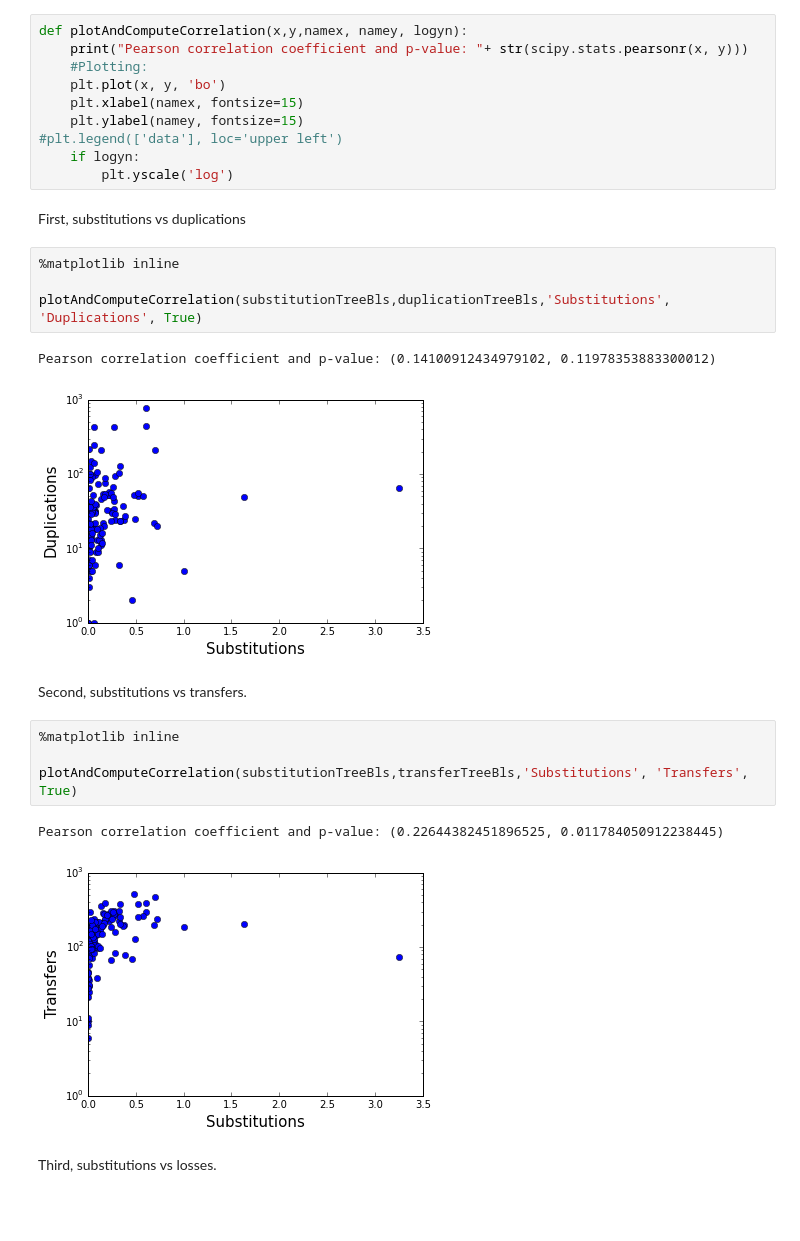
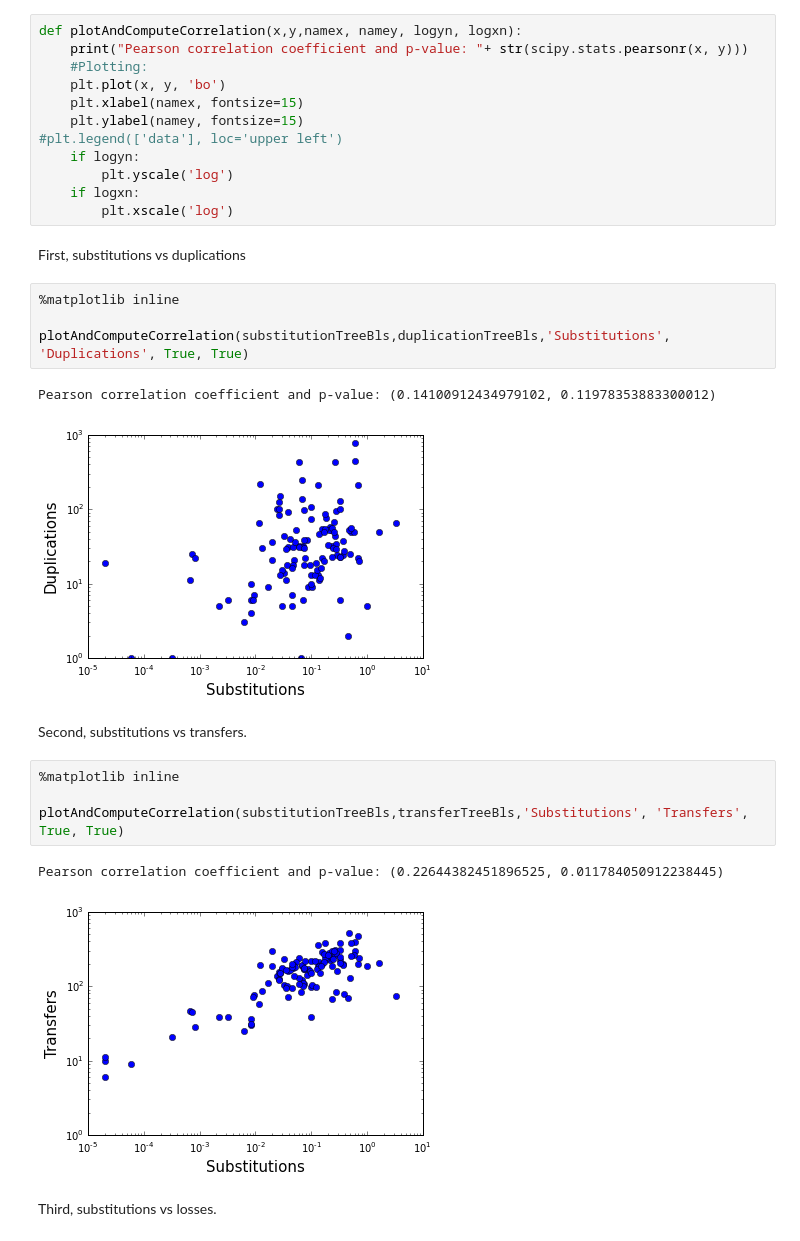
Before and after one commit to Boussau/Notebooks, a Jupyter notebook: Comparing branch lengths across species trees.ipynb, the cells around one changed output. Saved outputs shown, nothing was run; the diff lists cells and outputs as text; blank space fills up the shorter version.

```diff
--- a/Comparing branch lengths across species trees.ipynb
+++ b/Comparing branch lengths across species trees.ipynb
@@ -52,7 +52,7 @@ lossTreeBls = extractBranchLengths(lossTree)
 # %% [markdown]
 ### And we plot the correlations between branch lengths
 # %%
-def plotAndComputeCorrelation(x,y,namex, namey, logyn):
+def plotAndComputeCorrelation(x,y,namex, namey, logyn, logxn):
     print("Pearson correlation coefficient and p-value: "+ str(scipy.stats.pearsonr(x, y)))
     #Plotting:
     plt.plot(x, y, 'bo')
@@ -61,24 +61,26 @@ def plotAndComputeCorrelation(x,y,namex, namey, logyn):
 #plt.legend(['data'], loc='upper left')
     if logyn:
         plt.yscale('log')
+    if logxn:
+        plt.xscale('log')
 # %% [markdown]
 First, substitutions vs duplications
 # %%
 %matplotlib inline
 
-plotAndComputeCorrelation(substitutionTreeBls,duplicationTreeBls,'Substitutions', 'Duplications', True)
+plotAndComputeCorrelation(substitutionTreeBls,duplicationTreeBls,'Substitutions', 'Duplications', True, True)
 # %% [output]
 Pearson correlation coefficient and p-value: (0.14100912434979102, 0.11978353883300012)
-[figure, old version]
+[figure, new version]
 # %% [markdown]
 Second, substitutions vs transfers.
 # %%
 %matplotlib inline
 
-plotAndComputeCorrelation(substitutionTreeBls,transferTreeBls,'Substitutions', 'Transfers', True)
+plotAndComputeCorrelation(substitutionTreeBls,transferTreeBls,'Substitutions', 'Transfers', True, True)
 # %% [output]
 Pearson correlation coefficient and p-value: (0.22644382451896525, 0.011784050912238445)
-[figure, old version]
+[figure, new version]
 # %% [markdown]
 Third, substitutions vs losses.
 # %%
```
Also changed, not shown: parts of 3 cells of this notebook.
